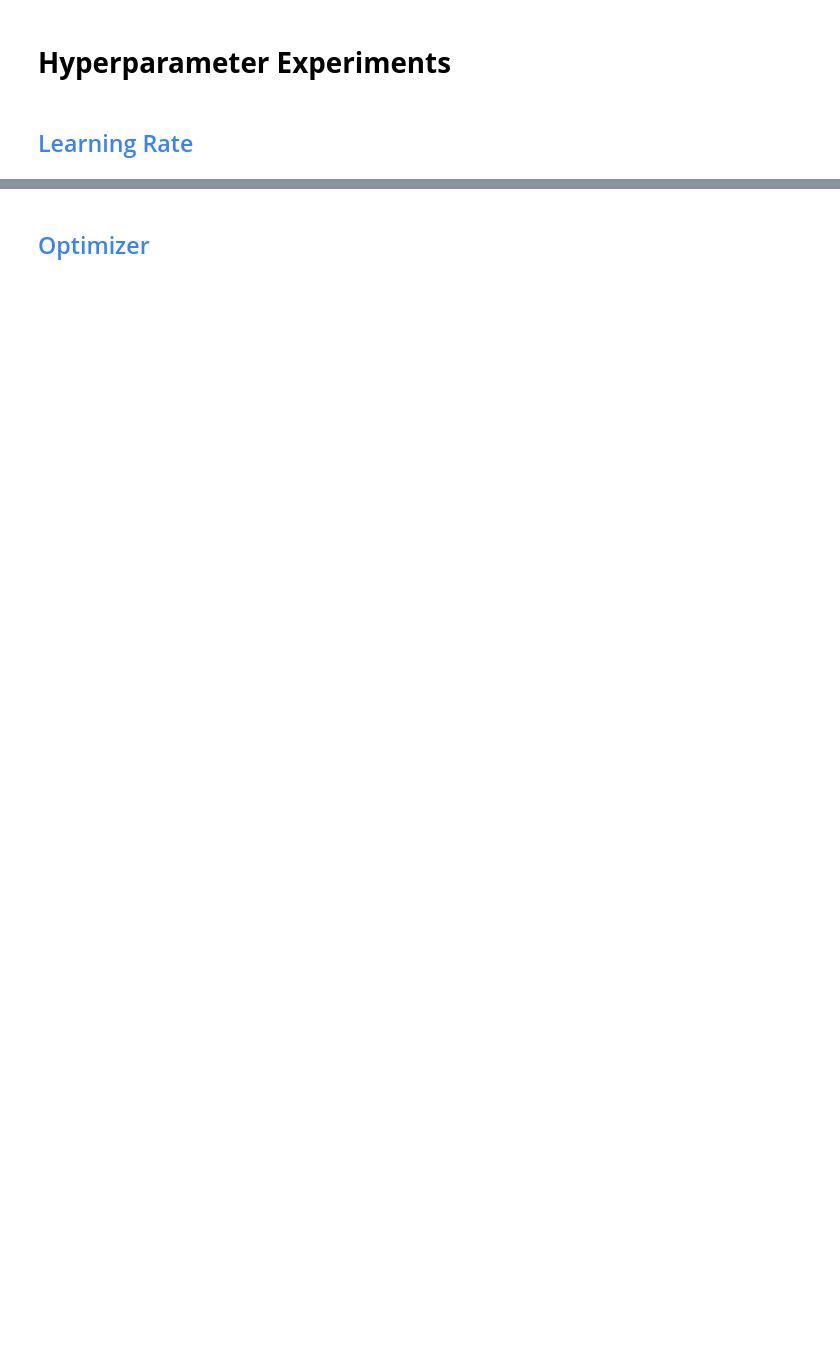
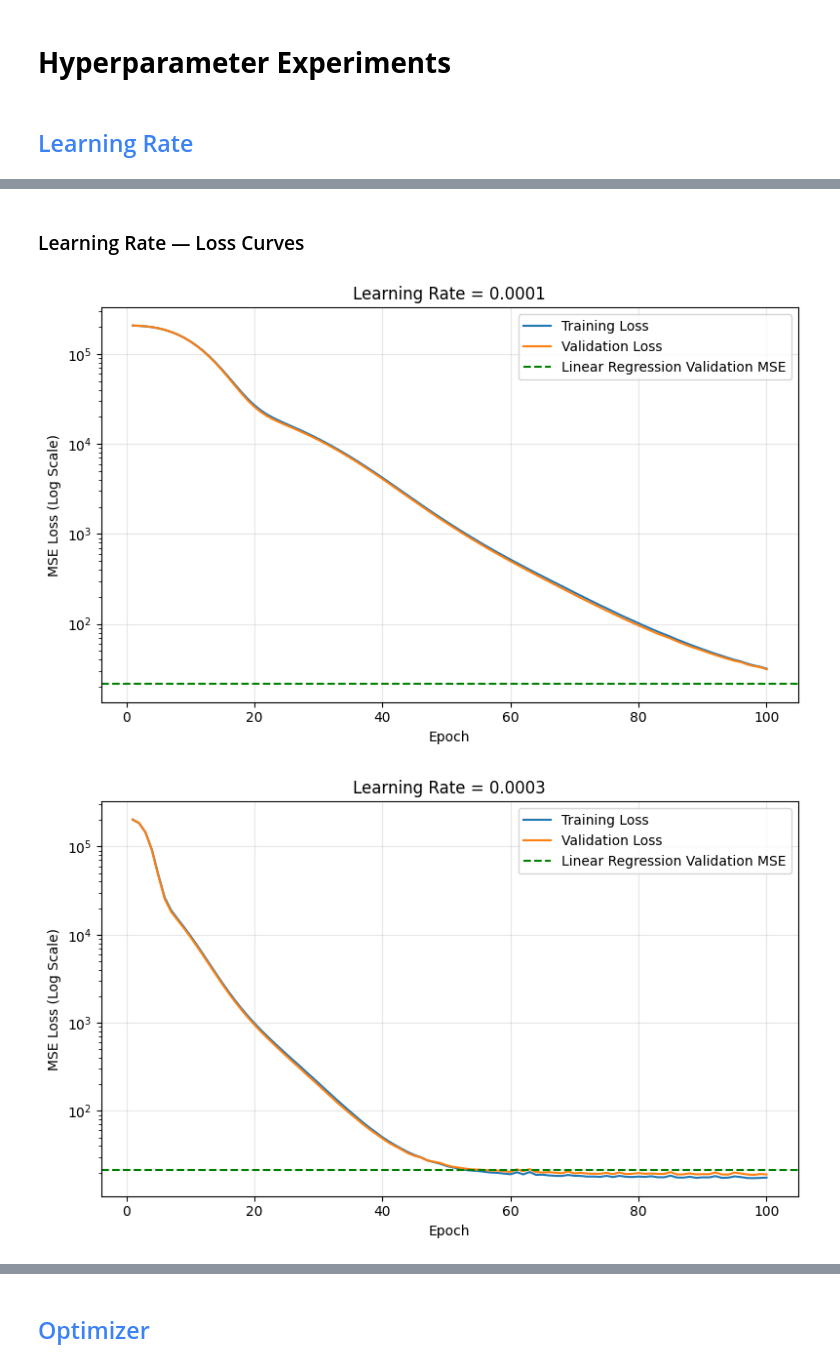
Before and after one commit to DOHA-BASEM3/DS330-Deep-Learning-Project, a Jupyter notebook: DS330_P1_Teletubbies💗.ipynb, the cells around one changed output, grey strips where cells are left out. Saved outputs shown, nothing was run; the diff lists cells and outputs as text; code cells hidden in the pictures; blank space fills up the shorter version.

Commit message:
Add baseline models and learning rate experiments

```diff
--- a/DS330_P1_Teletubbies💗.ipynb
+++ b/DS330_P1_Teletubbies💗.ipynb
@@ -102,0 +466,9 @@ learning_rates = [
+# %%
+
+result = run_learning_rate_experiment(0.01)
+lr_results.append(result)
+
+print("Learning Rate:", result["Learning Rate"])
+print(f"Training MSE: {result['Train MSE']:.4f}")
+print(f"Validation MSE: {result['Val MSE']:.4f}")
+print(f"Training Time: {result['Time (s)']:.2f} seconds")
@@ -102,0 +482,9 @@ learning_rates = [
+# %%
+
+result = run_learning_rate_experiment(0.03)
+lr_results.append(result)
+
+print("Learning Rate:", result["Learning Rate"])
+print(f"Training MSE: {result['Train MSE']:.4f}")
+print(f"Validation MSE: {result['Val MSE']:.4f}")
+print(f"Training Time: {result['Time (s)']:.2f} seconds")
@@ -102,0 +529,37 @@ learning_rates = [
+# %% [markdown]
+### Learning Rate — Loss Curves
+# %%
+
+for r in lr_results:
+    plt.figure(figsize=(8, 5))
+
+    plt.plot(
+        range(1, len(r["Train Losses"]) + 1),
+        r["Train Losses"],
+        label="Training Loss"
+    )
+
+    plt.plot(
+        range(1, len(r["Val Losses"]) + 1),
+        r["Val Losses"],
+        label="Validation Loss"
+    )
+
+    plt.axhline(
+        y=val_mse,
+        color="green",
+        linestyle="--",
+        label="Linear Regression Validation MSE"
+    )
+
+    plt.yscale("log")
+    plt.xlabel("Epoch")
+    plt.ylabel("MSE Loss (Log Scale)")
+    plt.title(f"Learning Rate = {r['Learning Rate']}")
+    plt.legend()
+    plt.grid(True, alpha=0.3)
+    plt.tight_layout()
+    plt.show()
+# %% [output]
+[figure, added]
+[figure, added]
```
Also changed, not shown: parts of 37 cells of this notebook.
